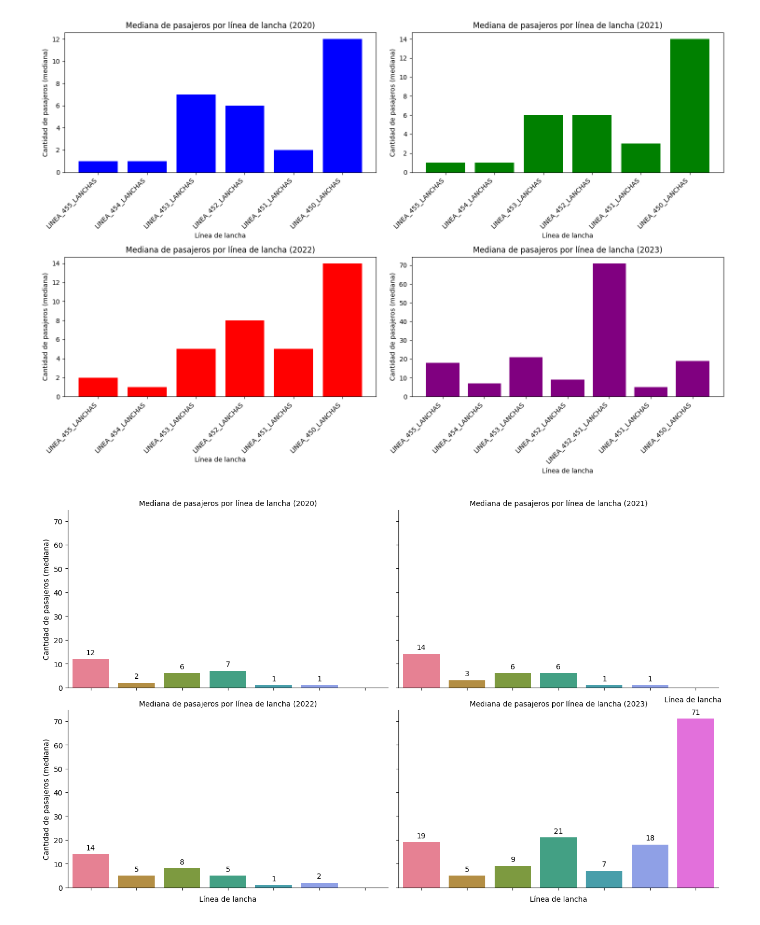
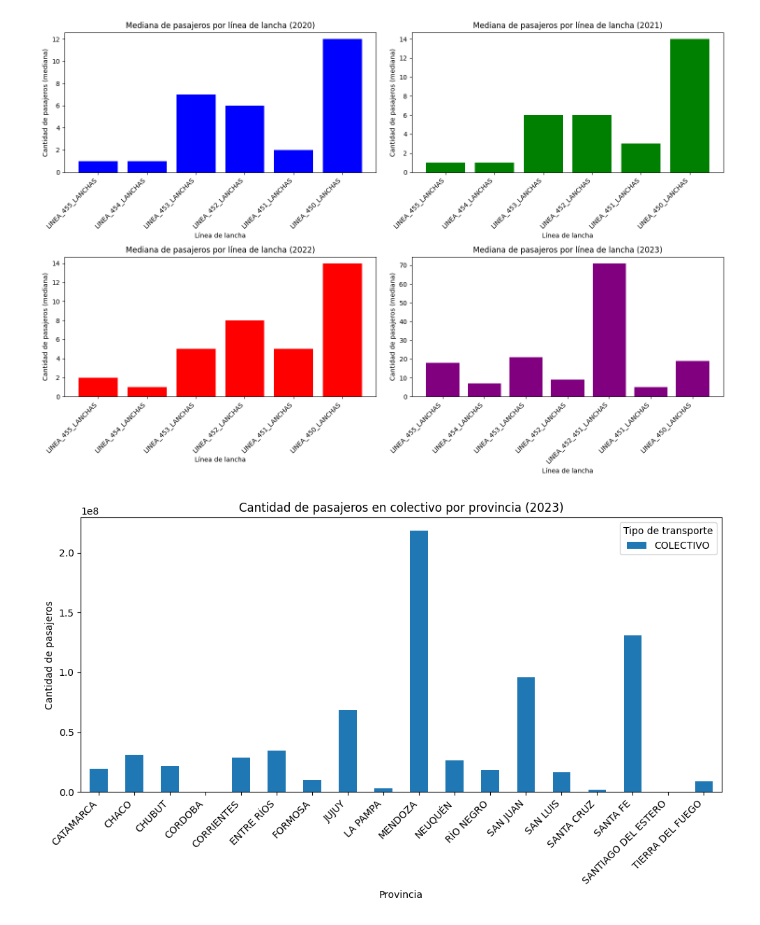
Before and after one commit to alejoGonc/labo_tp1, a Jupyter notebook: main.ipynb, the cells around one changed output. Saved outputs shown, nothing was run; the diff lists cells and outputs as text; code cells hidden in the pictures.

```diff
--- a/main.ipynb
+++ b/main.ipynb
@@ -122,55 +122,18 @@ plt.tight_layout()
 plt.show()
 # %% [output]
 [figure]
-# %%
-# Creo una columna para el año
-df_concatenado['DIA_TRANSPORTE'] = pd.to_datetime(df_concatenado['DIA_TRANSPORTE'])
-df_concatenado['AÑO'] = df_concatenado['DIA_TRANSPORTE'].dt.year
-
-# Filtrao los datos para lanchas
-lanchas_data = df_concatenado[df_concatenado['TIPO_TRANSPORTE'] == 'LANCHAS']
-
-# Agrupo y calculo la mediana de la cantidad de pasajeros por línea y año
-lanchas_medianas = lanchas_data.groupby(['AÑO', 'LINEA'])['CANTIDAD'].median().reset_index()
-
-# Asigno colores a cada línea
-palette = sns.color_palette("husl", len(lanchas_medianas['LINEA'].unique()))
-
-# Creo el gráfico
-g = sns.catplot(
-    data=lanchas_medianas,
-    x='LINEA',
-    y='CANTIDAD',
-    col='AÑO',
-    hue='LINEA',
-    kind='bar',
-    col_wrap=2,
-    height=4,
-    aspect=1.5,
-    palette=palette,
-)
-
-# Ajusto los títulos y etiquetas
-g.set_titles('Mediana de pasajeros por línea de lancha ({col_name})')
-g.set_axis_labels('Línea de lancha', 'Cantidad de pasajeros (mediana)')
-g.set_xticklabels(rotation=45, ha='right')
-
-# Agrego leyenda
-g.add_legend(title='Línea de lancha')
-
-# Agrego etiquetas con los nombres de las líneas a las barras
-for ax in g.axes.flat:
-    for p in ax.patches:
-        ax.annotate(format(p.get_height(), '.0f'),
-                    (p.get_x() + p.get_width() / 2., p.get_height()),
-                    ha='center', va='center',
-                    xytext=(0, 9),
-                    textcoords='offset points')
-
-# Ajusto el espacio entre los subgráficos
-plt.tight_layout()
-
-# Muestro el gráfico combinado
-plt.show()
-# %% [output]
-[figure, removed]
+# %%
+datosSinBAJN = dataset_sube[(dataset_sube["PROVINCIA"] != "JN") & (dataset_sube["PROVINCIA"] != "BUENOS AIRES")]
+datos_agrupados = datosSinBAJN.groupby(['PROVINCIA', 'TIPO_TRANSPORTE'])['CANTIDAD'].sum().unstack()
+
+# Crear el gráfico de barras
+datos_agrupados.plot(kind='bar', stacked=True, figsize=(10, 6))
+plt.title('Cantidad de pasajeros en colectivo por provincia (2023)')
+plt.xlabel('Provincia')
+plt.ylabel('Cantidad de pasajeros')
+plt.xticks(rotation=45, ha='right')
+plt.legend(title='Tipo de transporte')
+plt.tight_layout()
+plt.show()
+# %% [output]
+[figure, added]
```
Also changed, not shown: parts of 3 cells of this notebook.
